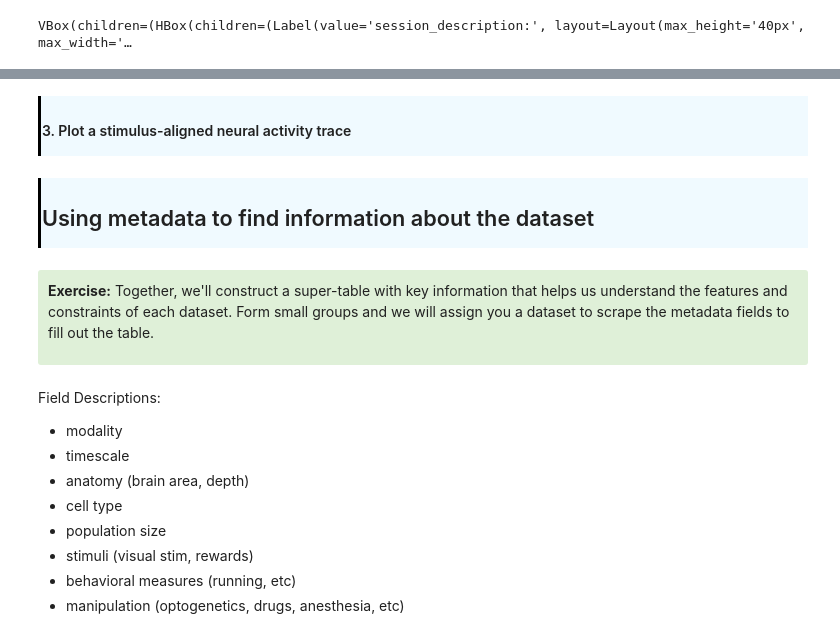
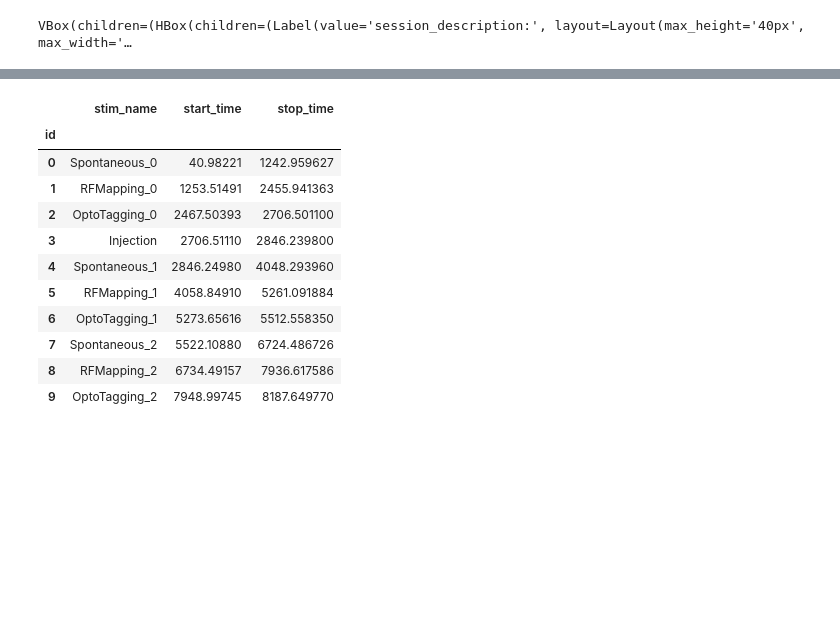
Before and after one commit to AllenSWDB/SWDB_2025_DataIntro, a Jupyter notebook: code/Workshop-1-Data-Access.ipynb, the cells around one changed output, grey strips where cells are left out. Cells and saved outputs as stored; diff of their text form; code cells hidden in the pictures; blank space fills up the shorter version.

```diff
--- a/code/Workshop-1-Data-Access.ipynb
+++ b/code/Workshop-1-Data-Access.ipynb
@@ -97,0 +51,8 @@ select a dataset of interest. show how to load the data, pull out the traces, st
+# %%
+# The NP Ultra and Psychedelics data has a Zarr backend, which supports efficient data storage and retrieval
+
+# Each session is packaged into an NWB directory
+nwbfile_path_zarr = '/data/np-ultra-psychedelics/ecephys_714527_2024-05-15_13-00-23_nwb_2025-08-03_21-11-22/ecephys_714527_2024-05-15_13-00-23_experiment1_recording1.nwb'
+
+with NWBZarrIO(nwbfile_path_zarr, mode='r') as io:
+    nwbfile_zarr = io.read()
@@ -118,21 +197,0 @@ stim_table =
-# %% [markdown]
-<div style="border-left: 3px solid #000; padding: 1px; padding-left: 10px; background: #F0FAFF; ">
-<h4>3. Plot a stimulus-aligned neural activity trace</h4>
-# %% [markdown]
-<div style="border-left: 3px solid #000; padding: 1px; padding-left: 10px; background: #F0FAFF; ">
-<h2>Using metadata to find information about the dataset </h2>
-# %% [markdown]
-<div style="background: #DFF0D8; border-radius: 3px; padding: 10px;">
-
-**Exercise:** Together, we'll construct a super-table with key information that helps us understand the features and constraints of each dataset. Form small groups and we will assign you a dataset to scrape the metadata fields to fill out the table.
-</div>
-# %% [markdown]
-Field Descriptions:
-* modality
-* timescale
-* anatomy (brain area, depth)
-* cell type
-* population size
-* stimuli (visual stim, rewards)
-* behavioral measures (running, etc)
-* manipulation (optogenetics, drugs, anesthesia, etc)
@@ -148,0 +198,16 @@ metadata_table_template
+# %%
+epochs = nwbfile_zarr.stimulus['epochs'].to_dataframe()
+epochs
+# %% [output]
+|  | stim_name | start_time | stop_time |
+| id |  |  |  |
+| 0 | Spontaneous_0 | 40.98221 | 1242.959627 |
+| 1 | RFMapping_0 | 1253.51491 | 2455.941363 |
+| 2 | OptoTagging_0 | 2467.50393 | 2706.501100 |
+| 3 | Injection | 2706.51110 | 2846.239800 |
+| 4 | Spontaneous_1 | 2846.24980 | 4048.293960 |
+| 5 | RFMapping_1 | 4058.84910 | 5261.091884 |
+| 6 | OptoTagging_1 | 5273.65616 | 5512.558350 |
+| 7 | Spontaneous_2 | 5522.10880 | 6724.486726 |
+| 8 | RFMapping_2 | 6734.49157 | 7936.617586 |
+| 9 | OptoTagging_2 | 7948.99745 | 8187.649770 |
```
Also changed, not shown: parts of 41 cells of this notebook, 3 other files.
